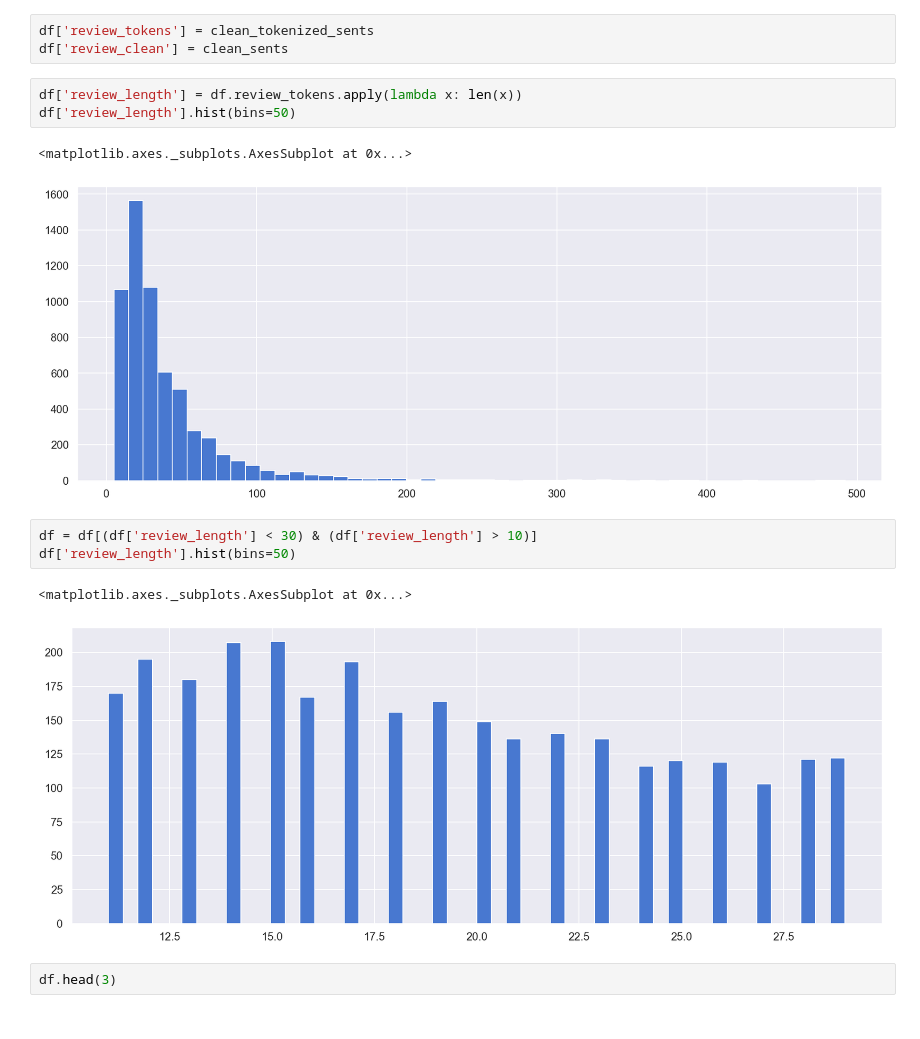
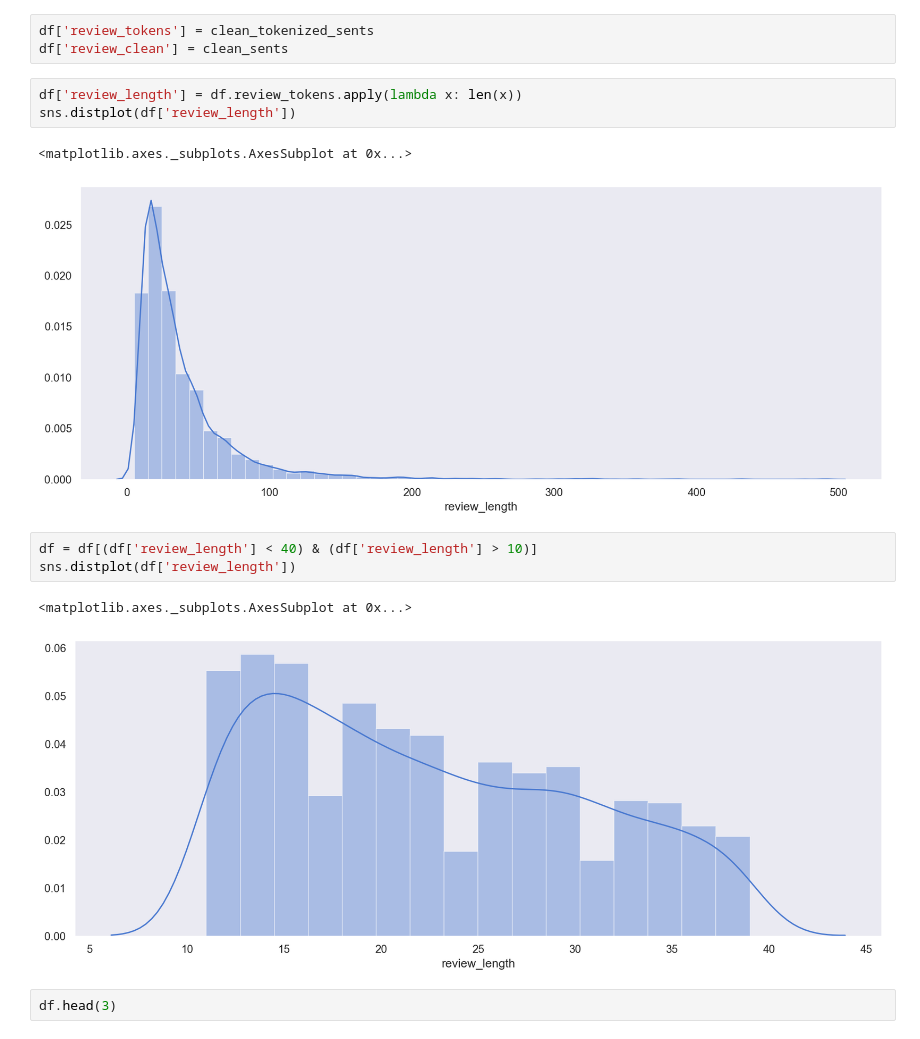
Before and after one commit to wesdoyle/data-science-notebooks, a Jupyter notebook: Amazon Food Reviews.ipynb, the cells around one changed output. Saved outputs shown, nothing was run; the diff lists cells and outputs as text.

```diff
--- a/Amazon Food Reviews.ipynb
+++ b/Amazon Food Reviews.ipynb
@@ -215,16 +243,16 @@ df['review_tokens'] = clean_tokenized_sents
 df['review_clean'] = clean_sents
 # %%
 df['review_length'] = df.review_tokens.apply(lambda x: len(x))
-df['review_length'].hist(bins=50)
+sns.distplot(df['review_length'])
 # %% [output]
 <matplotlib.axes._subplots.AxesSubplot at 0x...>
-[figure, old version]
+[figure, new version]
 # %%
-df = df[(df['review_length'] < 30) & (df['review_length'] > 10)]
-df['review_length'].hist(bins=50)
+df = df[(df['review_length'] < 40) & (df['review_length'] > 10)]
+sns.distplot(df['review_length'])
 # %% [output]
 <matplotlib.axes._subplots.AxesSubplot at 0x...>
-[figure, old version]
+[figure, new version]
 # %%
 df.head(3)
 # %% [output]
```
Also changed, not shown: parts of 67 cells of this notebook, 2 other files.
